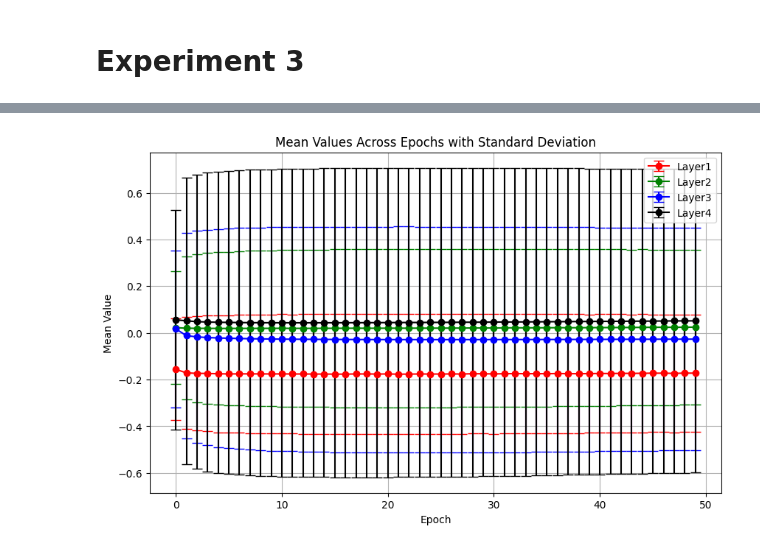
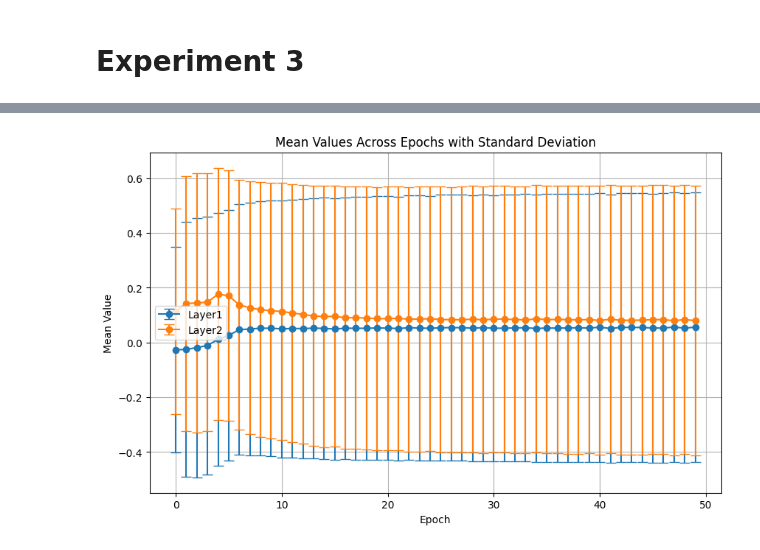
Before and after one commit to Desertfissh/Project1, a Jupyter notebook: GaussianData_Neural_Network copy.ipynb, the cells around one changed output, grey strips where cells are left out. Cells and saved outputs as stored; diff of their text form; code cells hidden in the pictures.

```diff
--- a/GaussianData_Neural_Network copy.ipynb
+++ b/GaussianData_Neural_Network copy.ipynb
@@ -59,10 +70,9 @@ plt.show()
 # %%
 # Plotting the mean values with error bars representing the standard deviation
 plt.figure(figsize=(10, 6))
-plt.errorbar(range(epochs), mean_activation_data[0], yerr=std_activation_data[0], fmt='-o', capsize=5, capthick=1, color='red', ecolor='red')
-plt.errorbar(range(epochs), mean_activation_data[1], yerr=std_activation_data[1], fmt='-o', capsize=5, capthick=1, color='green', ecolor='green')
-plt.errorbar(range(epochs), mean_activation_data[2], yerr=std_activation_data[2], fmt='-o', capsize=5, capthick=1, color='blue', ecolor='blue')
-plt.errorbar(range(epochs), mean_activation_data[3], yerr=std_activation_data[3], fmt='-o', capsize=5, capthick=1, color='black', ecolor='black')
+for layer in range(len(hidden_shapes)):
+    plt.errorbar(range(epochs), mean_activation_data[layer], yerr=std_activation_data[0], fmt='-o', capsize=5, capthick=1)
+
 
 # Labeling the plot
 plt.xlabel('Epoch')
@@ -79,7 +89,6 @@ plt.show()
 # %% [markdown]
 # Experiment 2
 # %%
-hidden_shapes = [10, 10, 10, 10]
 activation_function = Sigmoid
 
 model = MLP(input_shape, hidden_shapes, output_shape, activation_function)
@@ -121,10 +130,9 @@ plt.show()
 # %%
 # Plotting the mean values with error bars representing the standard deviation
 plt.figure(figsize=(10, 6))
-plt.errorbar(range(epochs), mean_activation_data[0], yerr=std_activation_data[0], fmt='-o', capsize=5, capthick=1, color='red', ecolor='red')
-plt.errorbar(range(epochs), mean_activation_data[1], yerr=std_activation_data[1], fmt='-o', capsize=5, capthick=1, color='green', ecolor='green')
-plt.errorbar(range(epochs), mean_activation_data[2], yerr=std_activation_data[2], fmt='-o', capsize=5, capthick=1, color='blue', ecolor='blue')
-plt.errorbar(range(epochs), mean_activation_data[3], yerr=std_activation_data[3], fmt='-o', capsize=5, capthick=1, color='black', ecolor='black')
+for layer in range(len(hidden_shapes)):
+    plt.errorbar(range(epochs), mean_activation_data[layer], yerr=std_activation_data[0], fmt='-o', capsize=5, capthick=1)
+
 
 # Labeling the plot
 plt.xlabel('Epoch')
@@ -141,7 +149,6 @@ plt.show()
 # %% [markdown]
 # Experiment 3
 # %%
-hidden_shapes = [10, 10, 10, 10]
 activation_function = Softsign
 
 model = MLP(input_shape, hidden_shapes, output_shape, activation_function)
@@ -183,20 +190,19 @@ plt.show()
 # %%
 # Plotting the mean values with error bars representing the standard deviation
 plt.figure(figsize=(10, 6))
-plt.errorbar(range(epochs), mean_activation_data[0], yerr=std_activation_data[0], fmt='-o', capsize=5, capthick=1, color='red', ecolor='red')
-plt.errorbar(range(epochs), mean_activation_data[1], yerr=std_activation_data[1], fmt='-o', capsize=5, capthick=1, color='green', ecolor='green')
-plt.errorbar(range(epochs), mean_activation_data[2], yerr=std_activation_data[2], fmt='-o', capsize=5, capthick=1, color='blue', ecolor='blue')
-plt.errorbar(range(epochs), mean_activation_data[3], yerr=std_activation_data[3], fmt='-o', capsize=5, capthick=1, color='black', ecolor='black')
+for layer in range(len(hidden_shapes)):
+    plt.errorbar(range(epochs), mean_activation_data[layer], yerr=std_activation_data[0], fmt='-o', capsize=5, capthick=1)
+
 
 # Labeling the plot
 plt.xlabel('Epoch')
 plt.ylabel('Mean Value')
 plt.title('Mean Values Across Epochs with Standard Deviation')
 plt.legend(['Layer1', 'Layer2', 'Layer3', 'Layer4'])
 plt.grid(True)
 
 # Display the plot
 plt.savefig('Mean Activation Values Across Epochs with Standard Deviation.png')
 plt.show()
 # %% [output]
-[figure, old version]
+[figure, new version]
```
Also changed, not shown: parts of 11 cells of this notebook, 2 other files.
